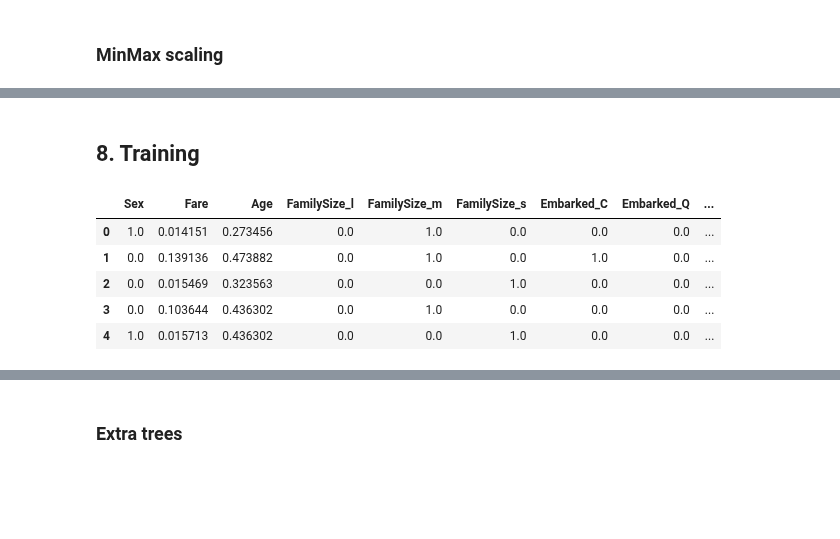
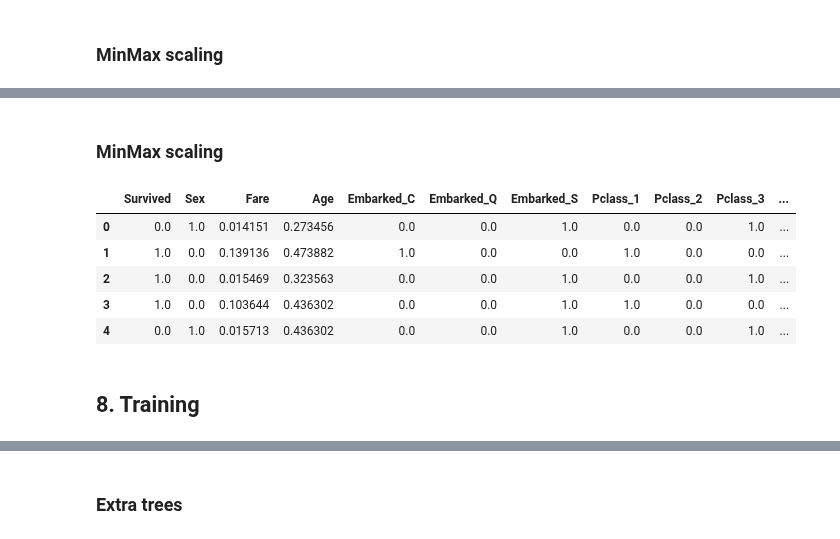
Before and after one commit to GlaIZier/titanic-prediction, a Jupyter notebook: notebooks/approach2.ipynb, the cells around one changed output, grey strips where cells are left out. Cells and saved outputs as stored; diff of their text form; code cells hidden in the pictures; blank space fills up the shorter version.

```diff
--- a/notebooks/approach2.ipynb
+++ b/notebooks/approach2.ipynb
@@ -670,0 +666,2 @@ comb = min_max_scale(comb)
+# %%
+comb2 = comb.copy()
@@ -671,25 +670,32 @@ comb = min_max_scale(comb)
+# %%
+def fill_family_size(comb, s_size=0, m_size=4):
+    def fill_family_size_row(row):
+        if row['SibSp'] + row['Parch'] == s_size:
+            return 's'
+        elif row['SibSp'] + row['Parch'] <= m_size:
+            return 'm'
+        else:
+            return 'l'
+    comb['FamilySize'] = comb.apply(lambda row: fill_family_size_row(row), axis=1)
+
+fill_family_size(comb2)
+
+family_size_dummies = pd.get_dummies(comb2['FamilySize'], prefix='FamilySize')
+comb2 = pd.concat([comb2, family_size_dummies], axis=1)
+comb2.drop('FamilySize', axis=1, inplace=True)
+comb2.drop('SibSp', axis=1, inplace=True)
+comb2.drop('Parch', axis=1, inplace=True)
+# %% [markdown]
+### MinMax scaling
+# %%
+comb2 = min_max_scale(comb2)
+comb2.head()
+# %% [output]
+|  | Survived | Sex | Fare | Age | Embarked_C | Embarked_Q | Embarked_S | Pclass_1 | Pclass_2 | Pclass_3 | ... |
+| 0 | 0.0 | 1.0 | 0.014151 | 0.273456 | 0.0 | 0.0 | 1.0 | 0.0 | 0.0 | 1.0 | ... |
+| 1 | 1.0 | 0.0 | 0.139136 | 0.473882 | 1.0 | 0.0 | 0.0 | 1.0 | 0.0 | 0.0 | ... |
+| 2 | 1.0 | 0.0 | 0.015469 | 0.323563 | 0.0 | 0.0 | 1.0 | 0.0 | 0.0 | 1.0 | ... |
+| 3 | 1.0 | 0.0 | 0.103644 | 0.436302 | 0.0 | 0.0 | 1.0 | 1.0 | 0.0 | 0.0 | ... |
+| 4 | 0.0 | 1.0 | 0.015713 | 0.436302 | 0.0 | 0.0 | 1.0 | 0.0 | 0.0 | 1.0 | ... |
 # %% [markdown]
 ## 8. Training
-# %%
-args.train = comb[:args.train_border_index]
-x_train_full = args.train.drop('Survived', axis=1)
-y_train_full = args.train['Survived']
-x_train = args.train[args.val_border_index:].drop('Survived', axis=1)
-y_train = args.train[args.val_border_index:]['Survived']
-x_val = args.train[:args.val_border_index].drop('Survived', axis=1)
-y_val = args.train[:args.val_border_index]['Survived']
-
-args.test = comb[args.train_border_index:].reset_index(drop=True)
-args.test.drop('Survived', axis=1, inplace=True, errors = 'ignore')
-y_test = args.test
-
-splits = 5
-
-x_train_full.head()
-# %% [output]
-|  | Sex | Fare | Age | FamilySize_l | FamilySize_m | FamilySize_s | Embarked_C | Embarked_Q | ... |
-| 0 | 1.0 | 0.014151 | 0.273456 | 0.0 | 1.0 | 0.0 | 0.0 | 0.0 | ... |
-| 1 | 0.0 | 0.139136 | 0.473882 | 0.0 | 1.0 | 0.0 | 1.0 | 0.0 | ... |
-| 2 | 0.0 | 0.015469 | 0.323563 | 0.0 | 0.0 | 1.0 | 0.0 | 0.0 | ... |
-| 3 | 0.0 | 0.103644 | 0.436302 | 0.0 | 1.0 | 0.0 | 0.0 | 0.0 | ... |
-| 4 | 1.0 | 0.015713 | 0.436302 | 0.0 | 0.0 | 1.0 | 0.0 | 0.0 | ... |
```
Also changed, not shown: parts of 69 cells of this notebook.
